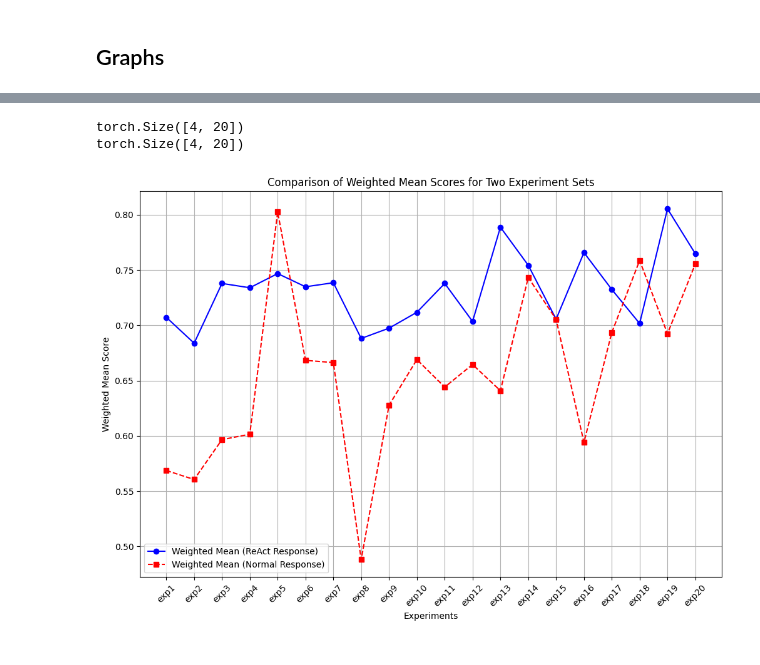
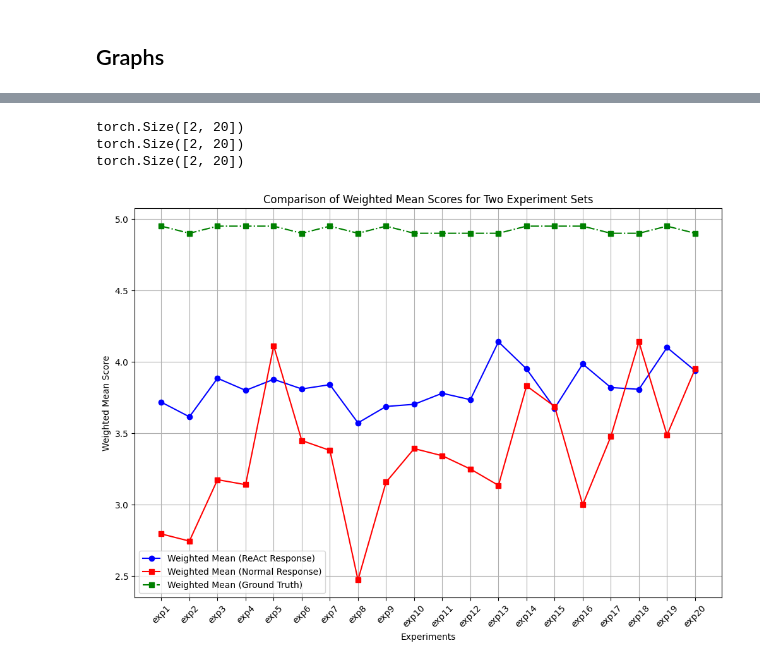
Before and after one commit to Rahul-1100/LLM-Agents, a Jupyter notebook: evaluation-and-graphs.ipynb, the cells around one changed output, grey strips where cells are left out. Saved outputs shown, nothing was run; the diff lists cells and outputs as text; code cells hidden in the pictures.

```diff
--- a/evaluation-and-graphs.ipynb
+++ b/evaluation-and-graphs.ipynb
@@ -198,2 +198,8 @@ with open(save_results_file,'w') as F:
 # %% [markdown]
 ## Graphs
+# %%
+with open("GT.txt", "r") as file:
+        content = file.read()
+        data = ast.literal_eval(content)
+
+type(data)
@@ -261,70 +284,82 @@ import ast
 import torch
 import matplotlib.pyplot as plt
 
-# Function to read and process data
 def process_data(filename, reverse=False):
     with open(filename, "r") as file:
         content = file.read()
         data = ast.literal_eval(content)
-        # print(len(data[0]['Accuracy']))
-
 
     completeness, accuracy, safety, clarity = [], [], [], []
-    for i in data:
-        completeness.append(i['Completeness'])
-        accuracy.append(i['Accuracy'])
-        safety.append(i['Clarity'])
-        clarity.append(i['Safety'])
-    if reverse:
 
 
 
+    if isinstance(data, list):
+        for i in data:
+            completeness.append(i['Completeness'])
+            accuracy.append(i['Accuracy'])
+            safety.append(i['Clarity'])
+            clarity.append(i['Safety'])
+        completeness = torch.tensor(completeness).mean(dim=0)
+        accuracy = torch.tensor(accuracy).mean(dim=0)
+        safety = torch.tensor(safety).mean(dim=0)
+        clarity = torch.tensor(clarity).mean(dim=0)
+    elif isinstance(data, dict):
+        completeness = torch.tensor(data['Completeness'])
+        accuracy = torch.tensor(data['Accuracy'])
+        # safety = torch.tensor(data['Clarity'])
+        # clarity = torch.tensor(data['Safety'])
+
+    if reverse:
         stacked_tensors = torch.stack([
-            torch.tensor(accuracy).mean(dim=0).flip(dims=(0,)),
-            torch.tensor(completeness).mean(dim=0).flip(dims=(0,)),
-            torch.tensor(safety).mean(dim=0).flip(dims=(0,)),
-            torch.tensor(clarity).mean(dim=0).flip(dims=(0,))
+            accuracy.flip(dims=(0,)),
+            completeness.flip(dims=(0,)),
+            # safety.flip(dims=(0,)),
+            # clarity.flip(dims=(0,))
         ])
     else:
         stacked_tensors = torch.stack([
-            torch.tensor(accuracy).mean(dim=0),
-            torch.tensor(completeness).mean(dim=0),
-            torch.tensor(safety).mean(dim=0),
-            torch.tensor(clarity).mean(dim=0)
+            accuracy,
+            completeness,
+            # safety,
+            # clarity
         ])
 
-    weights = torch.tensor([0.1250, 0.3750, 0.1250, 0.1250])
+    weights = torch.tensor([1,1])
+    normalized_weights = weights / weights.sum()
     weighted_mean = torch.mean(stacked_tensors * weights[:, None], dim=0)
     print(stacked_tensors.shape)
     return weighted_mean.numpy()
 
 # Process both datasets
 weighted_mean_1 = process_data("Phi4_20Exps.txt")
 weighted_mean_2 = process_data("Phi4_20Exps_normal.txt", reverse=True)
+weighted_mean_3 = process_data("Using_phi4_for_groundT.txt",reverse=True)
 
 # Define x-axis labels
 x_labels = [f'exp{i+1}' for i in range(20)]
 
 # Plot the weighted mean scores
 plt.figure(figsize=(12, 8))
 
 plt.plot(x_labels, weighted_mean_1, marker='o', linestyle='-', color='blue', label='Weighted Mean (ReAct Response)')
-plt.plot(x_labels, weighted_mean_2, marker='s', linestyle='--', color='red', label='Weighted Mean (Normal Response)')
+plt.plot(x_labels, weighted_mean_2, marker='s', linestyle='-', color='red', label='Weighted Mean (Normal Response)')
+plt.plot(x_labels, weighted_mean_3, marker='s', linestyle='-.', color='green', label='Weighted Mean (Ground Truth)')
 
 # Formatting
 plt.xlabel('Experiments')
 plt.ylabel('Weighted Mean Score')
 plt.title('Comparison of Weighted Mean Scores for Two Experiment Sets')
 plt.legend()
 plt.xticks(rotation=45)
 plt.grid(True)
 
 # Save plot
 plt.savefig('phi4_20_exps_comparative_mean_reward.png')
 
 # Show plot
 plt.show()
 # %% [output]
-torch.Size([4, 20])
-torch.Size([4, 20])
+torch.Size([2, 20])
+torch.Size([2, 20])
+torch.Size([2, 20])
-[figure, old version]
+[figure, new version]
```
Also changed, not shown: parts of 5 cells of this notebook, 11 other files.
